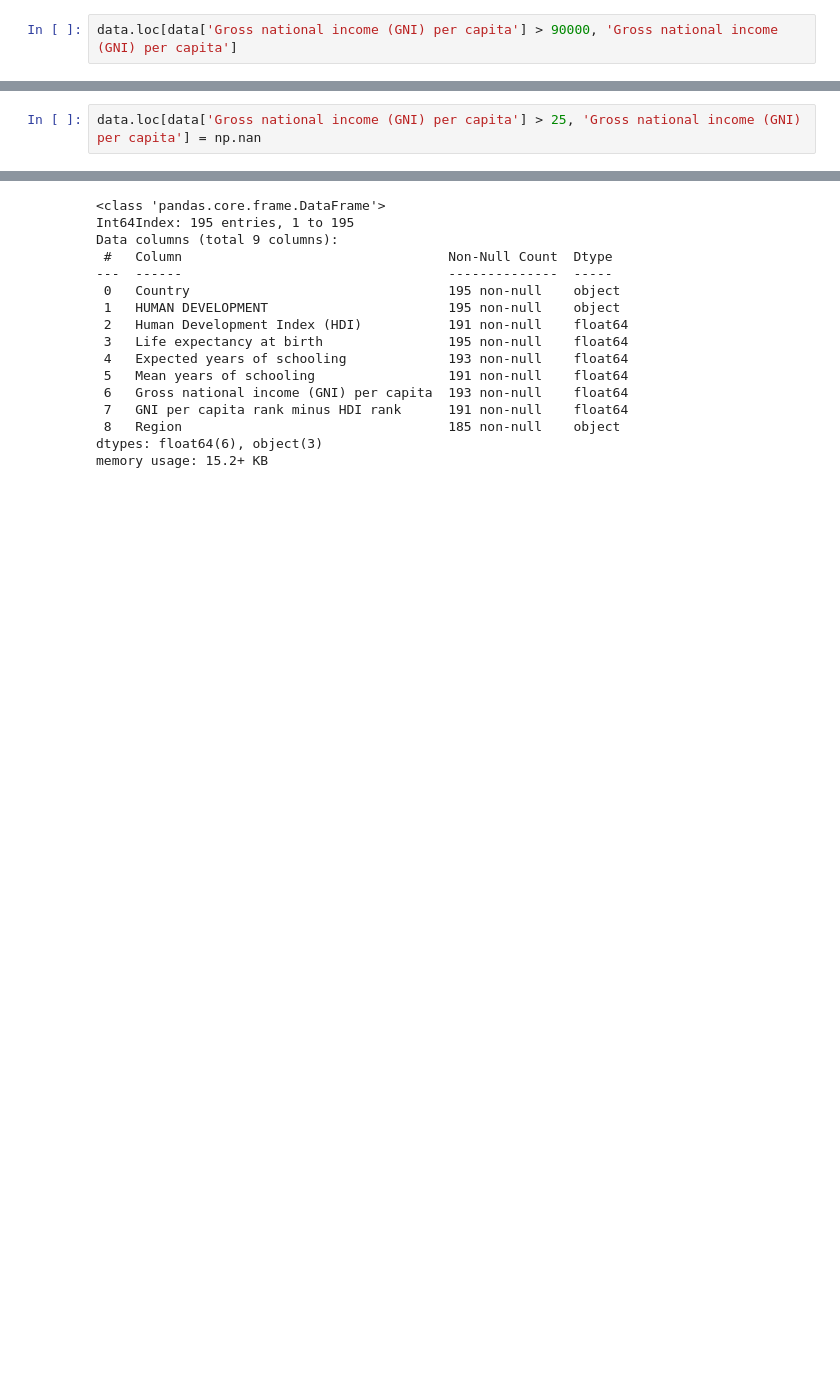
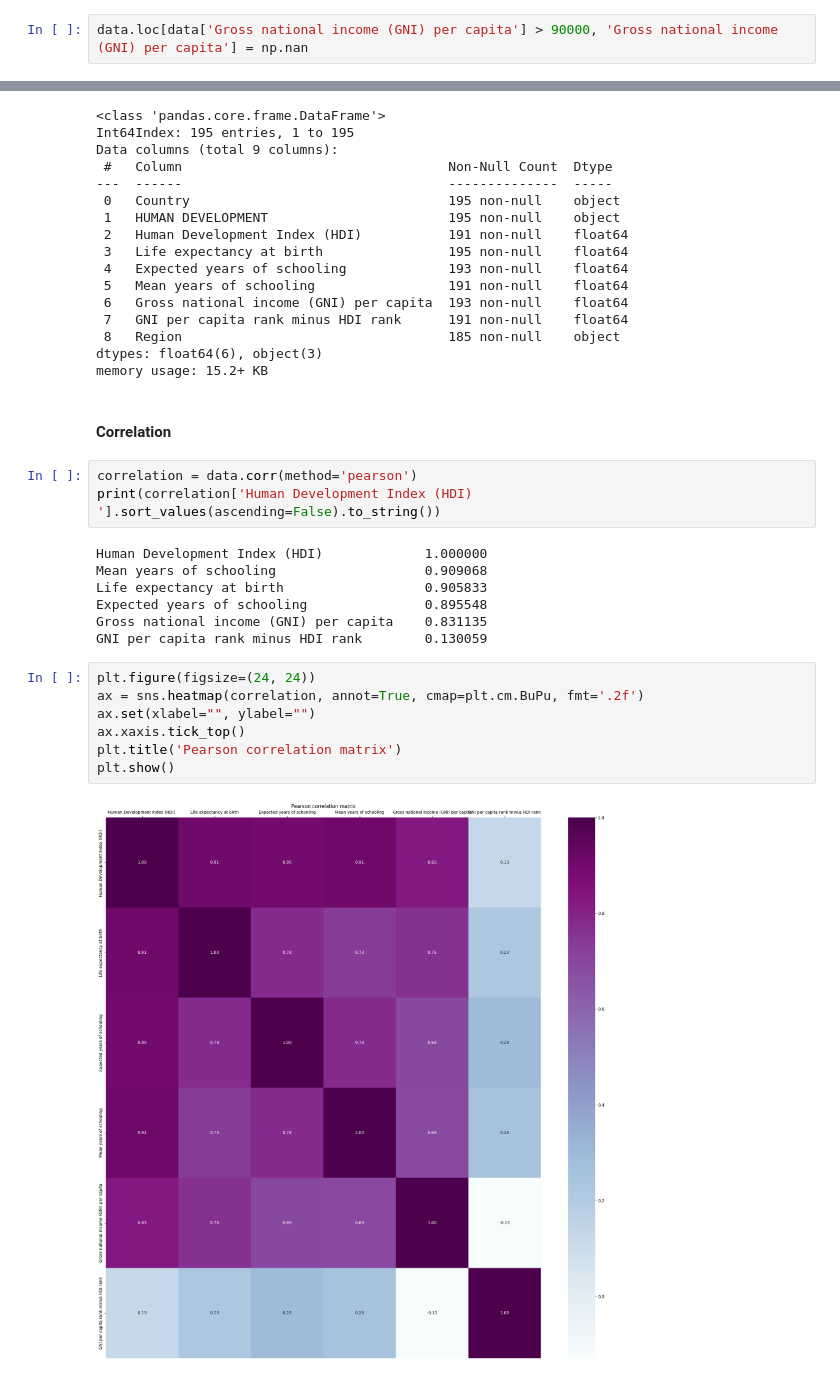
Before and after one commit to latifkara/dataScienceProjects, a Jupyter notebook: Human-Development-Index/HumanIndex.ipynb, the cells around one changed output, grey strips where cells are left out. Drawn from its saved outputs; the diff is of its cells as text; blank space fills up the shorter version.

Commit message:
Correlation between variable

```diff
--- a/Human-Development-Index/HumanIndex.ipynb
+++ b/Human-Development-Index/HumanIndex.ipynb
@@ -329,3 +323,3 @@ boxplot_columns(data)
 [figure]
 # %%
-data.loc[data['Gross national income (GNI) per capita'] > 90000, 'Gross national income (GNI) per capita']
+data.loc[data['Gross national income (GNI) per capita'] > 90000, 'Gross national income (GNI) per capita'] = np.nan
@@ -341,2 +325,0 @@ sns.boxplot(x=gross_notional)
-# %%
-data.loc[data['Gross national income (GNI) per capita'] > 25, 'Gross national income (GNI) per capita'] = np.nan
@@ -363,3 +358,24 @@ Data columns (total 9 columns):
  8   Region                                  185 non-null    object
 dtypes: float64(6), object(3)
 memory usage: 15.2+ KB
+# %% [markdown]
+#### Correlation
+# %%
+correlation = data.corr(method='pearson')
+print(correlation['Human Development Index (HDI) '].sort_values(ascending=False).to_string())
+# %% [output]
+Human Development Index (HDI)             1.000000
+Mean years of schooling                   0.909068
+Life expectancy at birth                  0.905833
+Expected years of schooling               0.895548
+Gross national income (GNI) per capita    0.831135
+GNI per capita rank minus HDI rank        0.130059
+# %%
+plt.figure(figsize=(24, 24))
+ax = sns.heatmap(correlation, annot=True, cmap=plt.cm.BuPu, fmt='.2f')
+ax.set(xlabel="", ylabel="")
+ax.xaxis.tick_top()
+plt.title('Pearson correlation matrix')
+plt.show()
+# %% [output]
+[figure, added]
```
Also changed, not shown: parts of 8 cells of this notebook.
